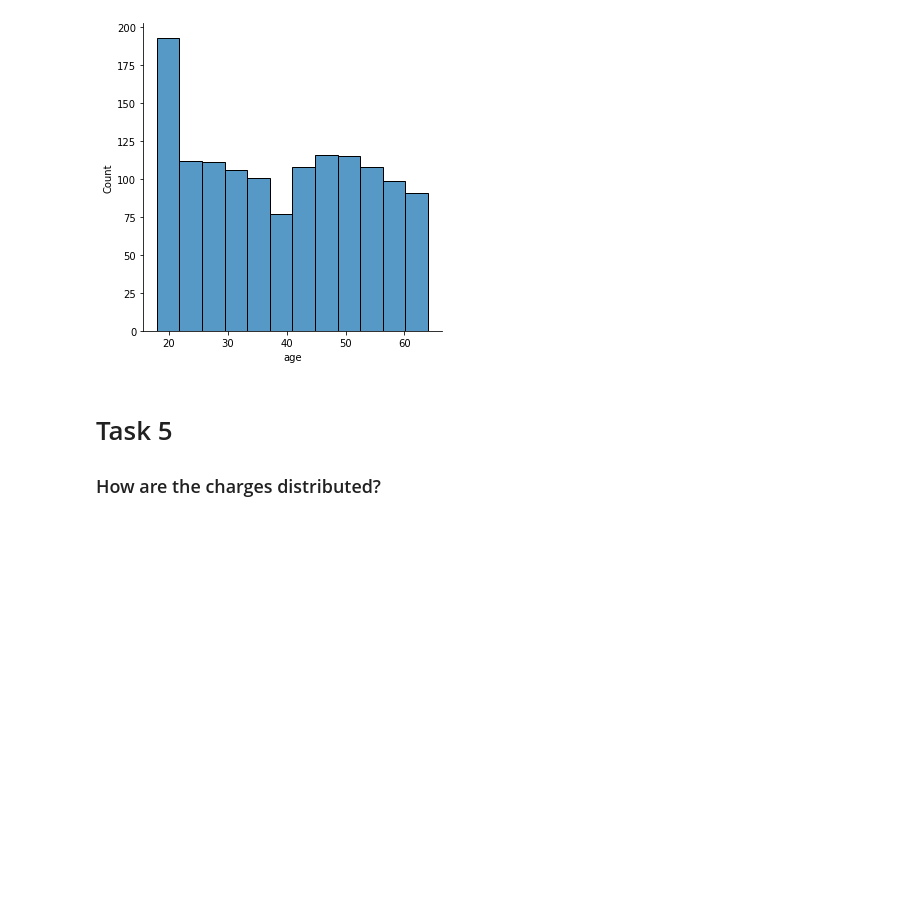
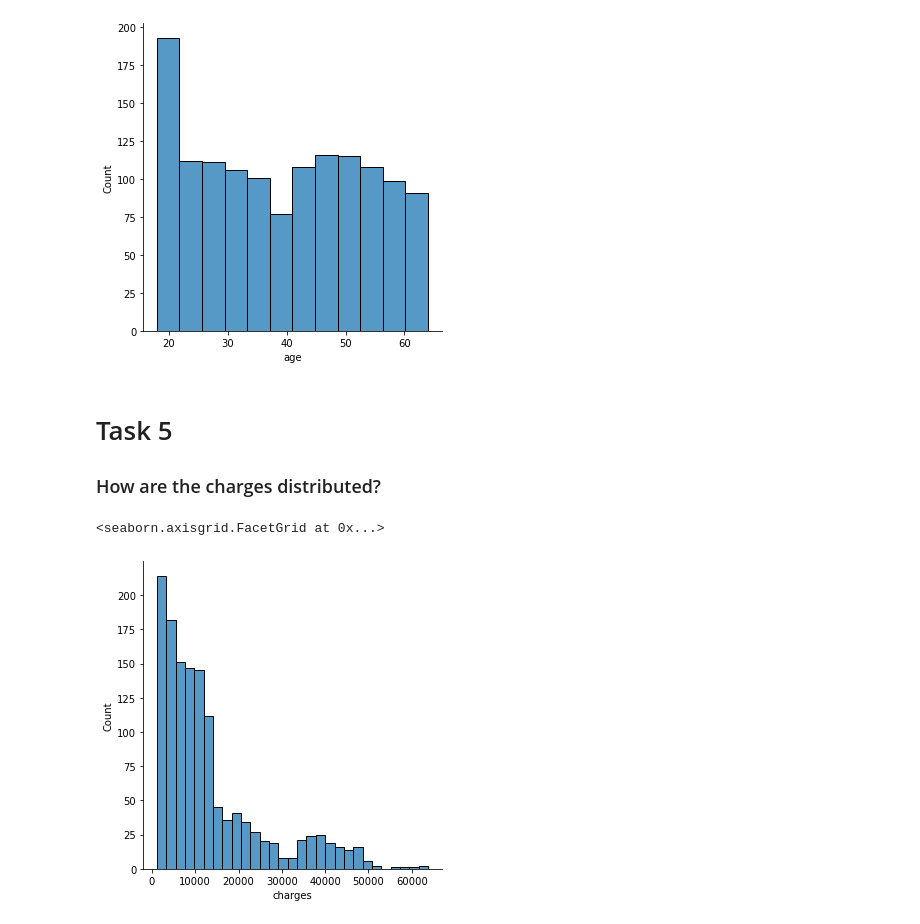
Before and after one commit to TJ-Mothokho/DataAnaylsis_Practical-Assessments, a Jupyter notebook: Medical_Costs_Case_Study-Practical_Assessment/MedicalCost_Practical_Assessment.ipynb, the cells around one changed output. Cells and saved outputs as stored; diff of their text form; code cells hidden in the pictures; blank space fills up the shorter version.

```diff
--- a/Medical_Costs_Case_Study-Practical_Assessment/MedicalCost_Practical_Assessment.ipynb
+++ b/Medical_Costs_Case_Study-Practical_Assessment/MedicalCost_Practical_Assessment.ipynb
@@ -130,3 +130,9 @@ sns.displot(x = 'age', data = insurance)
 # %% [markdown]
 # Task 5
 ###  How are the charges distributed?
+# %%
+#Plotting a distribution plot by charges
+sns.displot(x = 'charges', data = insurance)
+# %% [output]
+<seaborn.axisgrid.FacetGrid at 0x...>
+[figure, added]
```
